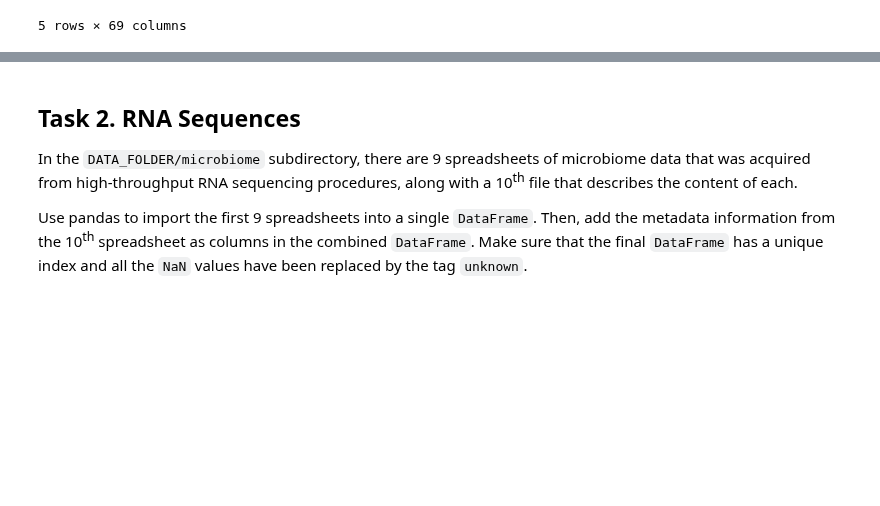
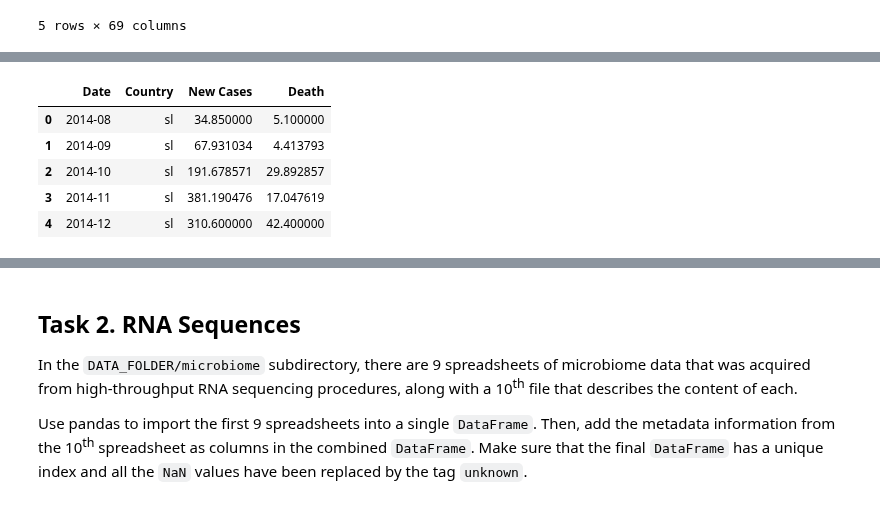
Before and after one commit to matthieuDev/ADA2017, a Jupyter notebook: 01 - Pandas and Data Wrangling/Homework 1.ipynb, the cells around one changed output, grey strips where cells are left out. Saved outputs shown, nothing was run; the diff lists cells and outputs as text; code cells hidden in the pictures; blank space fills up the shorter version.

```diff
--- a/01 - Pandas and Data Wrangling/Homework 1.ipynb
+++ b/01 - Pandas and Data Wrangling/Homework 1.ipynb
@@ -100,15 +129,40 @@ liberiaFrame
 # %%
-slFrame = ebolaFrame[(ebolaFrame.Country == "sl") & ((ebolaFrame.variable.str.startswith('new_')) | (ebolaFrame.variable.str.startswith('death_')))][["date","Country","National"]]
-slFrame["National"] = pd.to_numeric(slFrame["National"])
-slFrame = slFrame.groupby(["date","Country"], as_index=False).sum()
+slFrameNew = ebolaFrame[(ebolaFrame.Country == "sl") & (ebolaFrame.variable.str.startswith('new_') & (False == (ebolaFrame.variable.str.contains('contacts')))   )][["date","Country","National"]]
+slFrameNew["National"] = pd.to_numeric(slFrameNew["National"]).fillna(0)
+slFrameNew=slFrameNew.rename(columns={"date" : "Date", "National" : "New Cases"})
+slFrameNew = slFrameNew.groupby(["Date","Country"], as_index=False).sum()
 #the date has the same structure in Sierra Leoneand in guinea so we used the same parser
-slFrame["date"] = slFrame["date"].map(guineaParseDate)
-slFrame = slFrame.groupby(["date","Country"]).mean()
+slFrameNew["Date"] = slFrameNew["Date"].map(guineaParseDate)
+slFrameNew = slFrameNew.groupby(["Date","Country"], as_index=False).mean()
+
+
+slFrameDeath = ebolaFrame[(ebolaFrame.Country == "sl") & ((ebolaFrame.variable.str.startswith('death_')))][["date",'variable',"Country","National"]]
+slFrameDeath["National"] = pd.to_numeric(slFrameDeath["National"])
+slFrameDeath=slFrameDeath.rename(columns={"date" : "Date", "National" : "Death"})
+slFrameDeath = slFrameDeath.groupby(["Date","Country"], as_index=False).sum()
+slFrameDeath['Death']= slFrameDeath['Death'].rolling(window=2,center=False).apply(lambda x: x[1] - x[0]).fillna(0)
+slFrameDeath["Date"] = slFrameDeath["Date"].map(guineaParseDate)
+slFrameDeath = slFrameDeath.groupby(["Date","Country"], as_index=False).mean()
 
 
 
-slFrame = slFrame.rename(columns={"date" : "Date", "National" : "Mean"})
+
+slFrame = pd.merge(slFrameNew , slFrameDeath , on = ["Date","Country"] , how='inner')
+
+
+
+
+
+
+#& (False == (ebolaFrame.variable.str.contains('contacts')))
 
 slFrame
+# %% [output]
+|  | Date | Country | New Cases | Death |
+| 0 | 2014-08 | sl | 34.850000 | 5.100000 |
+| 1 | 2014-09 | sl | 67.931034 | 4.413793 |
+| 2 | 2014-10 | sl | 191.678571 | 29.892857 |
+| 3 | 2014-11 | sl | 381.190476 | 17.047619 |
+| 4 | 2014-12 | sl | 310.600000 | 42.400000 |
 # %%
 pd.concat([guineaFrame, liberiaFrame, slFrame])
```
Also changed, not shown: parts of 10 cells of this notebook.
